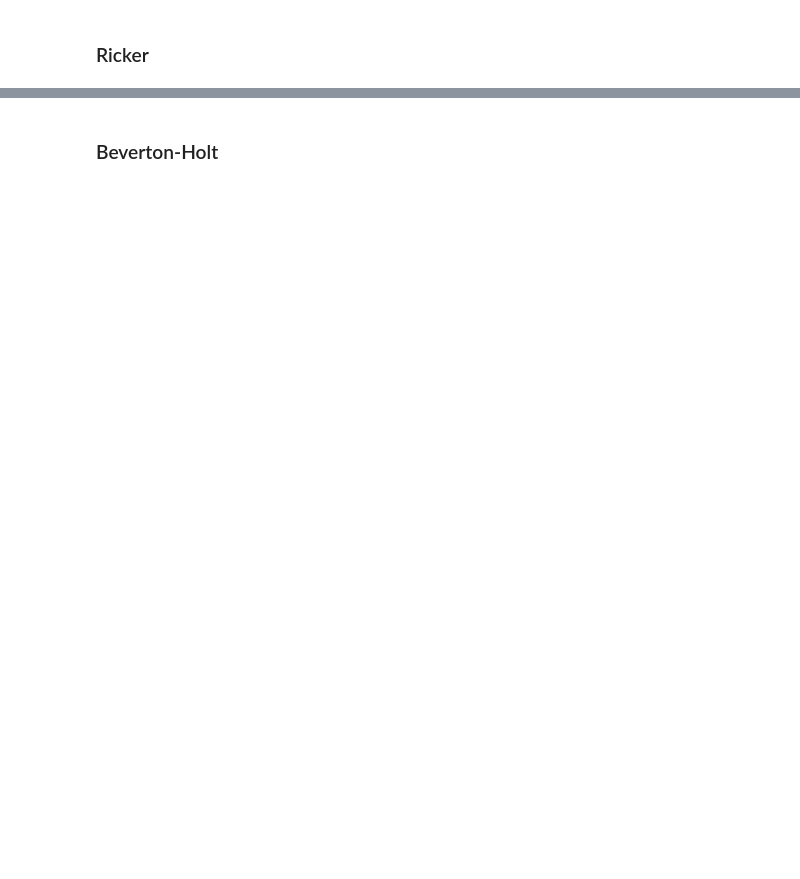
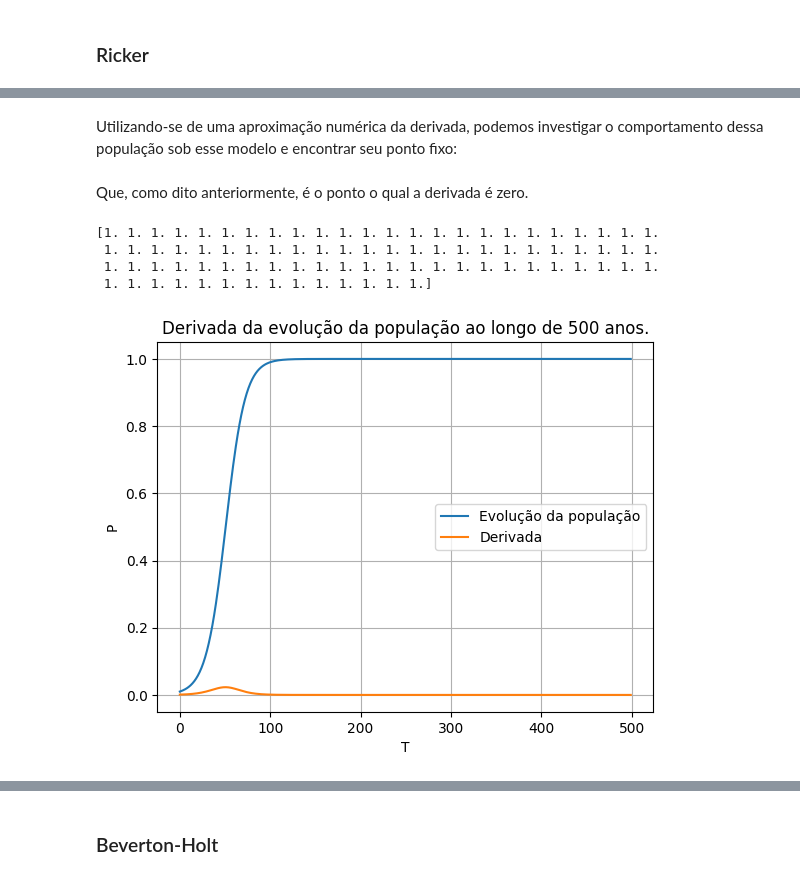
Before and after one commit to JoaoDell/modelagem-em-biologia, a Jupyter notebook: projetos/proj3/proj3-10799783.ipynb, the cells around one changed output, grey strips where cells are left out. Cells and saved outputs as stored; diff of their text form; code cells hidden in the pictures; blank space fills up the shorter version.

```diff
--- a/projetos/proj3/proj3-10799783.ipynb
+++ b/projetos/proj3/proj3-10799783.ipynb
@@ -14,0 +48,26 @@ def ricker(P_t, r, K):
+# %% [markdown]
+Utilizando-se de uma aproximação numérica da derivada, podemos investigar o comportamento dessa população sob esse modelo e encontrar seu ponto fixo:
+# %%
+def forward_diff(f):
+    return (f[1:] - f[:-1])
+# %% [markdown]
+Que, como dito anteriormente, é o ponto o qual a derivada é zero.
+# %%
+# Garantindo mesmo tamanho de Ps e dPs
+dPs = np.append(forward_diff(Ps), 0.0)
+print(Ps[dPs == 0.0])
+# %% [output]
+[1. 1. 1. 1. 1. 1. 1. 1. 1. 1. 1. 1. 1. 1. 1. 1. 1. 1. 1. 1. 1. 1. 1. 1.
+ 1. 1. 1. 1. 1. 1. 1. 1. 1. 1. 1. 1. 1. 1. 1. 1. 1. 1. 1. 1. 1. 1. 1. 1.
+ 1. 1. 1. 1. 1. 1. 1. 1. 1. 1. 1. 1. 1. 1. 1. 1. 1. 1. 1. 1. 1. 1. 1. 1.
+ 1. 1. 1. 1. 1. 1. 1. 1. 1. 1. 1. 1. 1. 1.]
+# %%
+plt.title(f"Derivada da evolução da população ao longo de {T} anos.")
+plt.plot(Ts, Ps, label = "Evolução da população")
+plt.plot(Ts, np.append(forward_diff(Ps), 0.0), label = "Derivada")
+plt.xlabel("T")
+plt.ylabel("P")
+plt.legend()
+plt.grid()
+# %% [output]
+[figure, added]
```
Also changed, not shown: parts of 29 cells of this notebook, 2 other files.
